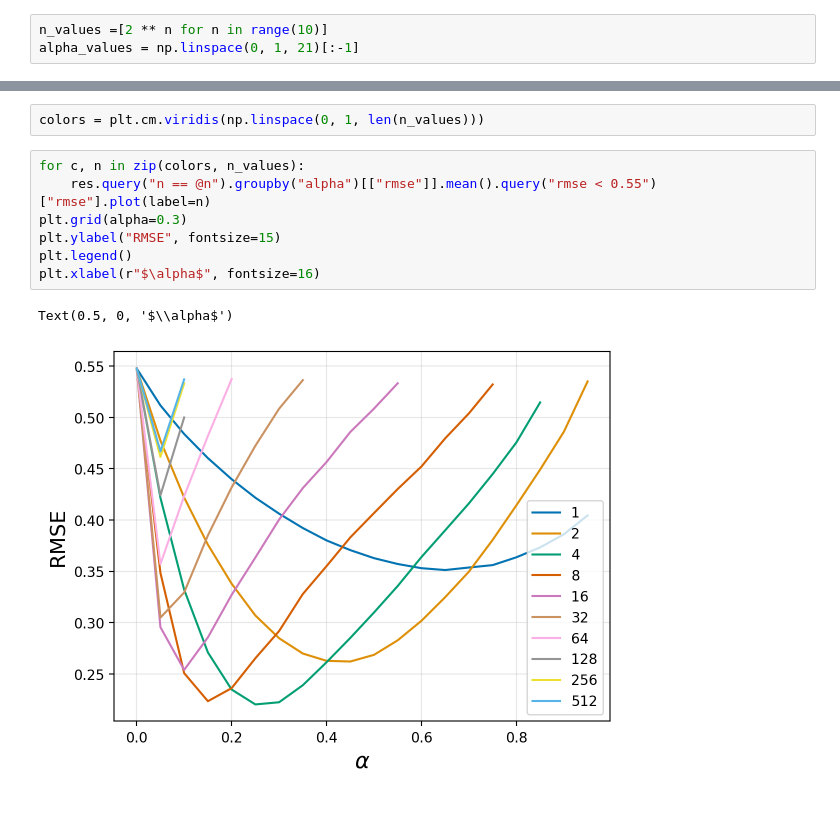
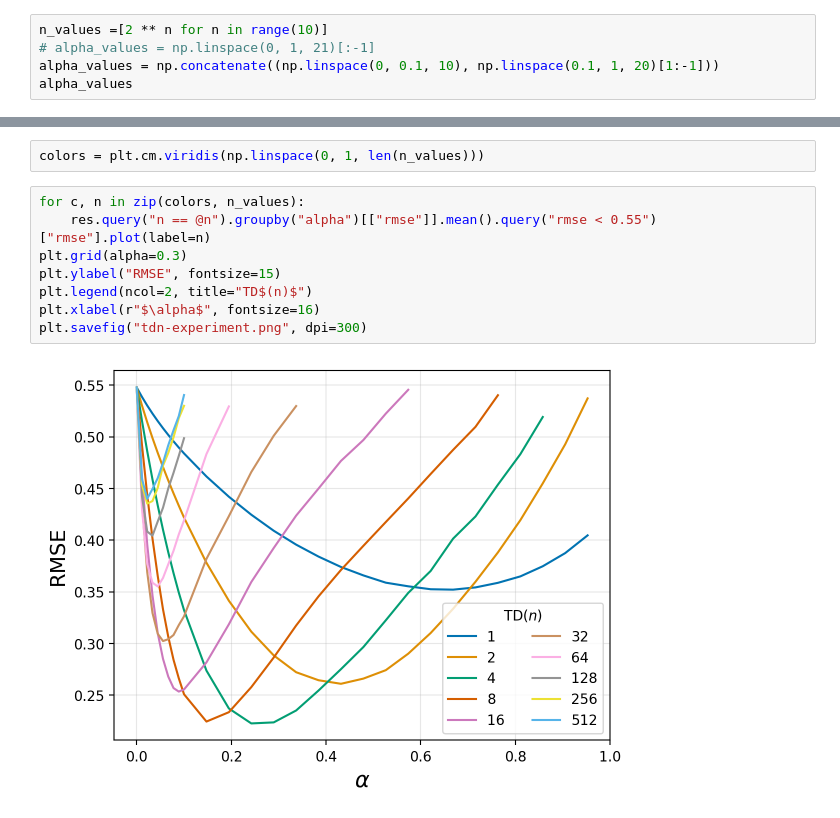
Before and after one commit to gerdm/reinforcement-learning, a Jupyter notebook: notebooks/ch07/random-walk-tdn.ipynb, the cells around one changed output, grey strips where cells are left out. Saved outputs shown, nothing was run; the diff lists cells and outputs as text.

```diff
--- a/notebooks/ch07/random-walk-tdn.ipynb
+++ b/notebooks/ch07/random-walk-tdn.ipynb
@@ -222,4 +222,6 @@ n_episodes = 10
 n_sims = 50
 # %%
 n_values =[2 ** n for n in range(10)]
-alpha_values = np.linspace(0, 1, 21)[:-1]
+# alpha_values = np.linspace(0, 1, 21)[:-1]
+alpha_values = np.concatenate((np.linspace(0, 0.1, 10), np.linspace(0.1, 1, 20)[1:-1]))
+alpha_values
@@ -257,10 +262,10 @@ colors = plt.cm.viridis(np.linspace(0, 1, len(n_values)))
 # %%
 for c, n in zip(colors, n_values):
     res.query("n == @n").groupby("alpha")[["rmse"]].mean().query("rmse < 0.55")["rmse"].plot(label=n)
 plt.grid(alpha=0.3)
 plt.ylabel("RMSE", fontsize=15)
-plt.legend()
+plt.legend(ncol=2, title="TD$(n)$")
 plt.xlabel(r"$\alpha$", fontsize=16)
+plt.savefig("tdn-experiment.png", dpi=300)
 # %% [output]
-Text(0.5, 0, '$\\alpha$')
-[figure, old version]
+[figure, new version]
```
Also changed, not shown: parts of 2 cells of this notebook.
